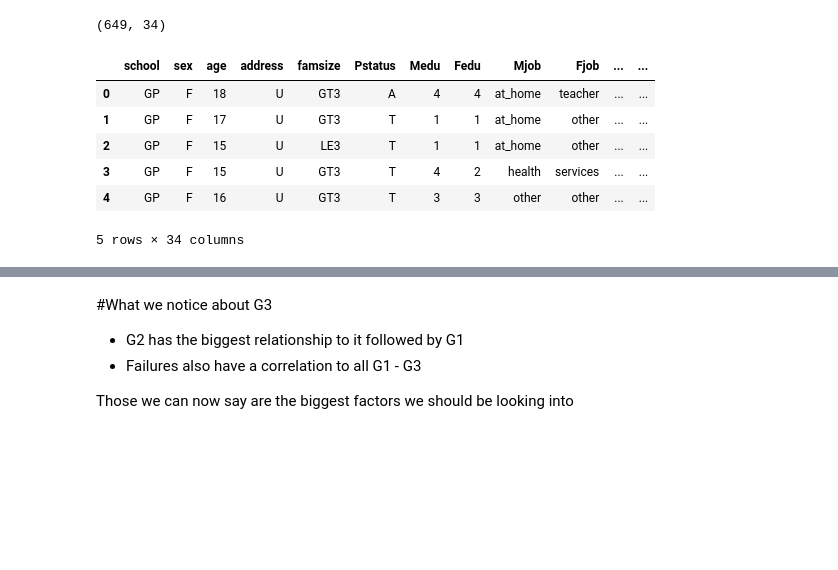
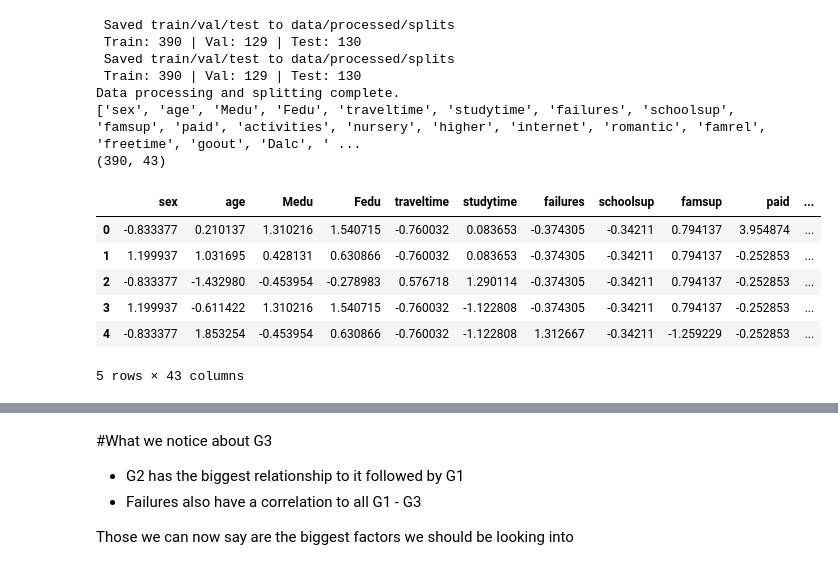
Before and after one commit to FalconCharge/Machine-Learning-Project, a Jupyter notebook: notebooks/Correlation Heatmap.ipynb, the cells around one changed output, grey strips where cells are left out. Drawn from its saved outputs; the diff is of its cells as text; code cells hidden in the pictures; blank space fills up the shorter version.

```diff
--- a/notebooks/Correlation Heatmap.ipynb
+++ b/notebooks/Correlation Heatmap.ipynb
@@ -7,21 +9,41 @@ import seaborn as sns
 # %%
+# Create the new data sets
+# Run data.py to process and split the data with the features.py for normalization and encoding
+runDataProcessing()
+
+# Load classification data
+train_class = load_processed_data("data/processed/splits/train_classification.csv")
+val_class = load_processed_data("data/processed/splits/val_classification.csv")
+test_class = load_processed_data("data/processed/splits/test_classification.csv")
+
+# Load regression data
+train_regres = load_processed_data("data/processed/splits/train_regression.csv")
+val_regres = load_processed_data("data/processed/splits/val_regression.csv")
+test_regres = load_processed_data("data/processed/splits/test_regression.csv")
+
 # Load the data set
-df = pd.read_csv("../data/Raw/student-por.csv", delimiter=';')
+df = pd.read_csv("../data/processed/splits/train_classification.csv", delimiter=',')
 
 # Create the pass/Fail coloum
-df['Pass'] = np.where(df['G3'] >= 10, 'Pass', 'Fail')
-
+# df['Pass'] = np.where(df['G3'] >= 10, 'Pass', 'Fail')
+print(list(df.columns))
 print(df.shape)
 df.head()
 # %% [output]
-(649, 34)
+ Saved train/val/test to data/processed/splits
+ Train: 390 | Val: 129 | Test: 130
+ Saved train/val/test to data/processed/splits
+ Train: 390 | Val: 129 | Test: 130
+Data processing and splitting complete.
+['sex', 'age', 'Medu', 'Fedu', 'traveltime', 'studytime', 'failures', 'schoolsup', 'famsup', 'paid', 'activities', 'nursery', 'higher', 'internet', 'romantic', 'famrel', 'freetime', 'goout', 'Dalc', ' ...
+(390, 43)
-|  | school | sex | age | address | famsize | Pstatus | Medu | Fedu | Mjob | Fjob | ... | ... |
-| 0 | GP | F | 18 | U | GT3 | A | 4 | 4 | at_home | teacher | ... | ... |
-| 1 | GP | F | 17 | U | GT3 | T | 1 | 1 | at_home | other | ... | ... |
-| 2 | GP | F | 15 | U | LE3 | T | 1 | 1 | at_home | other | ... | ... |
-| 3 | GP | F | 15 | U | GT3 | T | 4 | 2 | health | services | ... | ... |
-| 4 | GP | F | 16 | U | GT3 | T | 3 | 3 | other | other | ... | ... |
+|  | sex | age | Medu | Fedu | traveltime | studytime | failures | schoolsup | famsup | paid | ... |
+| 0 | -0.833377 | 0.210137 | 1.310216 | 1.540715 | -0.760032 | 0.083653 | -0.374305 | -0.34211 | 0.794137 | 3.954874 | ... |
+| 1 | 1.199937 | 1.031695 | 0.428131 | 0.630866 | -0.760032 | 0.083653 | -0.374305 | -0.34211 | 0.794137 | -0.252853 | ... |
+| 2 | -0.833377 | -1.432980 | -0.453954 | -0.278983 | 0.576718 | 1.290114 | -0.374305 | -0.34211 | 0.794137 | -0.252853 | ... |
+| 3 | 1.199937 | -0.611422 | 1.310216 | 1.540715 | -0.760032 | -1.122808 | -0.374305 | -0.34211 | 0.794137 | -0.252853 | ... |
+| 4 | -0.833377 | 1.853254 | -0.453954 | 0.630866 | -0.760032 | -1.122808 | 1.312667 | -0.34211 | -1.259229 | -0.252853 | ... |
-5 rows × 34 columns
+5 rows × 43 columns
 # %%
 numeric_cols = df.select_dtypes(include=[np.number])
 
```
Also changed, not shown: parts of 2 cells of this notebook, 37 other files.
